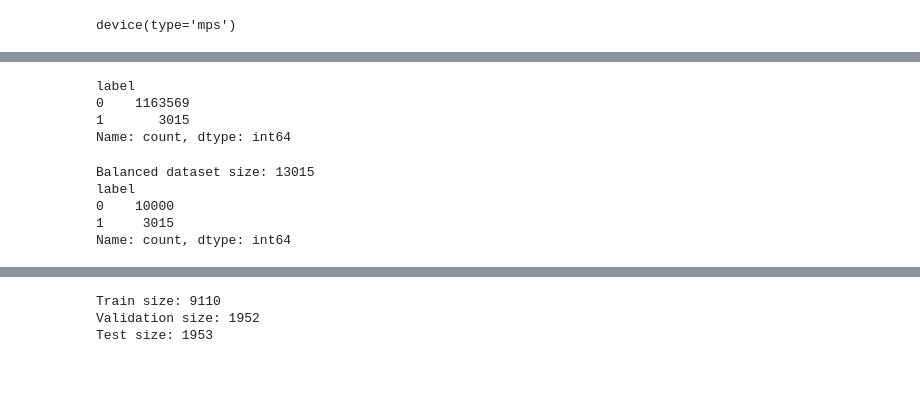
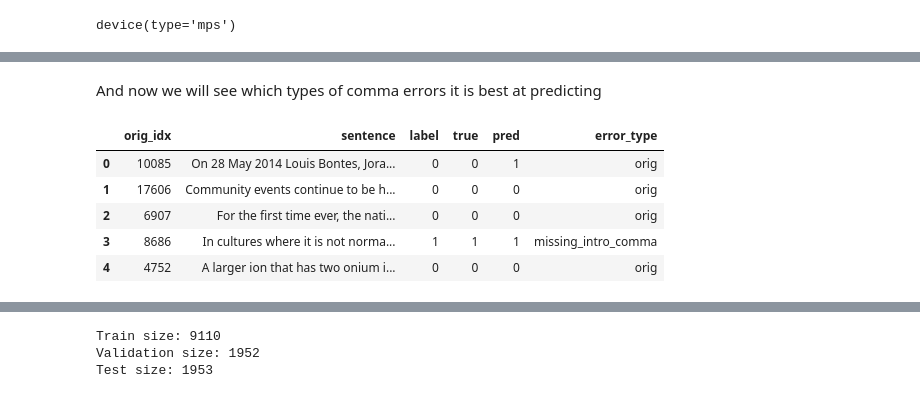
Before and after one commit to ecav22/LING_2270_proj, a Jupyter notebook: main.ipynb, the cells around one changed output, grey strips where cells are left out. Saved outputs shown, nothing was run; the diff lists cells and outputs as text; code cells hidden in the pictures.

```diff
--- a/main.ipynb
+++ b/main.ipynb
@@ -355,17 +657,0 @@ Confusion Matrix:
-# %%
-test_df = pd.read_csv("test.csv")
-val_df  = pd.read_csv("validation.csv")
-
-
-test_df["corr_list"] = test_df["corrections"].apply(parse_corrections)
-val_df["corr_list"]  = val_df["corrections"].apply(parse_corrections)
-
-test_df["comma_candidate"] = test_df.apply(
-    lambda row: comma_change_row(row["sentence"], row["corr_list"]), axis=1
-)
-val_df["comma_candidate"] = val_df.apply(
-    lambda row: comma_change_row(row["sentence"], row["corr_list"]), axis=1
-)
-
-test_comma = test_df[test_df["comma_candidate"]]
-val_comma  = val_df[val_df["comma_candidate"]]
@@ -542,22 +658,27 @@ df_clean = pd.read_csv('df_clean.csv')
-# %%
-df_clean["label"].value_counts()
-# %% [output]
-label
-0    1163569
-1       3015
-Name: count, dtype: int64
-# %%
-df_pos = df_clean[df_clean["label"] == 1]
-df_neg = df_clean[df_clean["label"] == 0].sample(n=10000, random_state=42)
-
-df_balanced = pd.concat([df_pos, df_neg]).sample(frac=1, random_state=42)
-df_balanced = pd.concat([df_pos, df_neg]).sample(frac=1, random_state=42).reset_index(drop=True)
-
-print("Balanced dataset size:", len(df_balanced))
-print(df_balanced["label"].value_counts())
-# %% [output]
-Balanced dataset size: 13015
-label
-0    10000
-1     3015
-Name: count, dtype: int64
+# %% [markdown]
+And now we will see which types of comma errors it is best at predicting
+# %%
+import pandas as pd
+import numpy as np
+from sklearn.metrics import classification_report, confusion_matrix
+
+# test_df still has the original index from df_synthetic
+# so we reset it but store that original index as 'orig_idx'
+results_df = test_df.copy()
+results_df = results_df.reset_index().rename(columns={"index": "orig_idx"})
+
+# Attach true + predicted labels from your DistilBERT evaluation
+results_df["true"] = all_labels
+results_df["pred"] = all_preds
+
+# Map error_type from df_synthetic using the original indices
+results_df["error_type"] = df_synthetic.loc[results_df["orig_idx"], "error_type"].values
+
+results_df.head()
+# %% [output]
+|  | orig_idx | sentence | label | true | pred | error_type |
+| 0 | 10085 | On 28 May 2014 Louis Bontes, Jora... | 0 | 0 | 1 | orig |
+| 1 | 17606 | Community events continue to be h... | 0 | 0 | 0 | orig |
+| 2 | 6907 | For the first time ever, the nati... | 0 | 0 | 0 | orig |
+| 3 | 8686 | In cultures where it is not norma... | 1 | 1 | 1 | missing_intro_comma |
+| 4 | 4752 | A larger ion that has two onium i... | 0 | 0 | 0 | orig |
```
Also changed, not shown: parts of 75 cells of this notebook, 1 other file.
